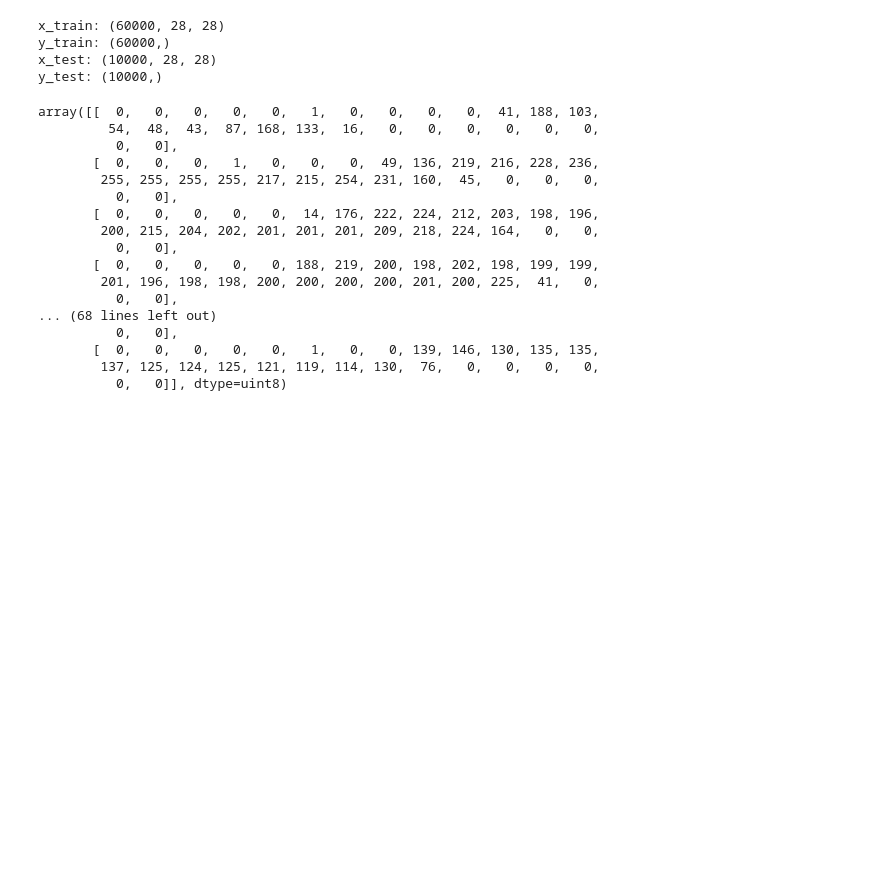
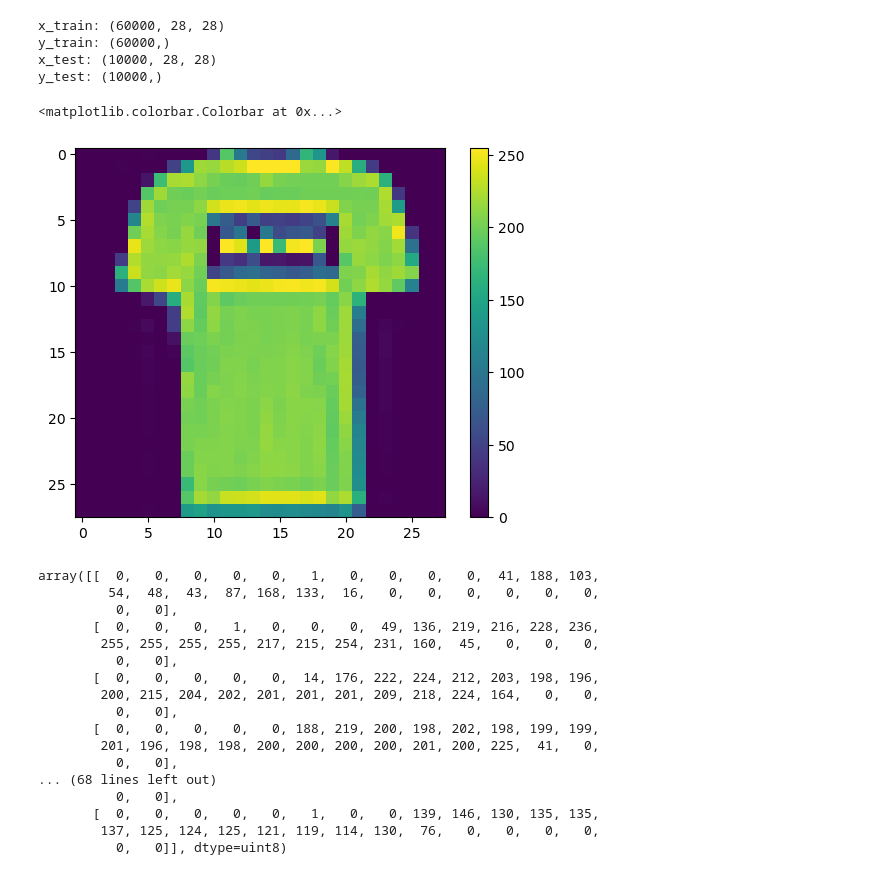
Before and after one commit to AmdPathirana/ML_PROJECTS, a Jupyter notebook: Multiclass Image Classifiaction (ANN) /Classifier.ipynb, the cells around one changed output. Saved outputs shown, nothing was run; the diff lists cells and outputs as text; code cells hidden in the pictures; blank space fills up the shorter version.

```diff
--- a/Multiclass Image Classifiaction (ANN) /Classifier.ipynb
+++ b/Multiclass Image Classifiaction (ANN) /Classifier.ipynb
@@ -15,7 +15,8 @@ import matplotlib.pyplot as plt
 from tensorflow.keras.datasets import fashion_mnist
 # %%
 #load the data set
-(x_train, y_train), (x_test, y_test) = fashion_mnist.load_data()
+data = fashion_mnist.load_data()
+(x_train, y_train), (x_test, y_test) = data
 # %%
 #Check the shape of the data set
 print("x_train: {}".format(x_train.shape))
@@ -27,6 +28,13 @@ x_train: (60000, 28, 28)
 y_train: (60000,)
 x_test: (10000, 28, 28)
 y_test: (10000,)
+# %%
+#check images
+plt.imshow(x_train[1])
+plt.colorbar()
+# %% [output]
+<matplotlib.colorbar.Colorbar at 0x...>
+[figure, added]
 # %%
 #check a single photo
 x_train[1]
```
Also changed, not shown: parts of 15 cells of this notebook.
